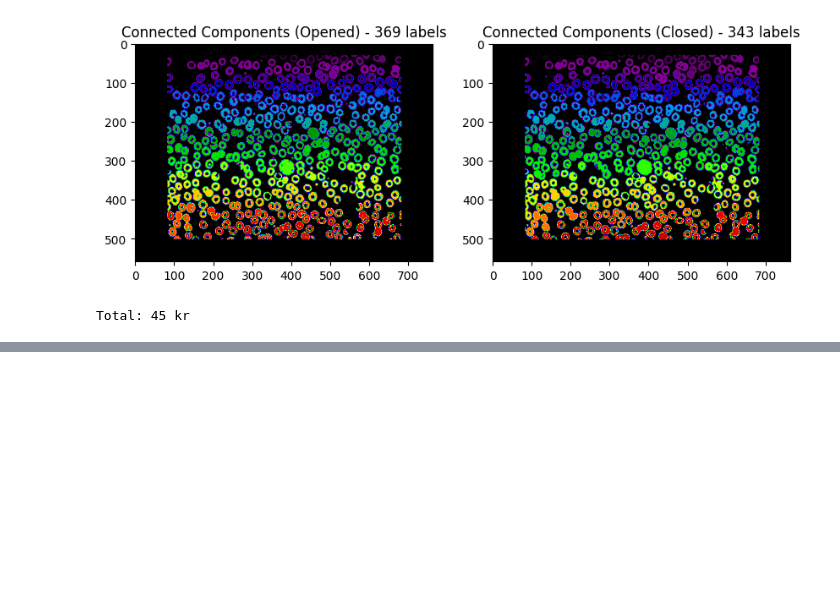
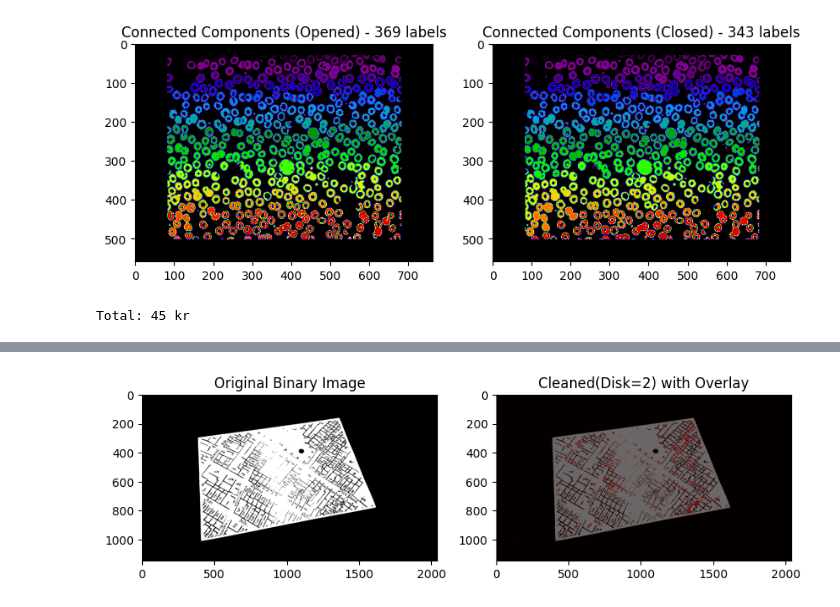
Before and after one commit to santiweide/SIG2025, a Jupyter notebook: code_week7/test.ipynb, the cells around one changed output, grey strips where cells are left out. Cells and saved outputs as stored; diff of their text form; code cells hidden in the pictures; blank space fills up the shorter version.

```diff
--- a/code_week7/test.ipynb
+++ b/code_week7/test.ipynb
@@ -74 +130,20 @@ Total: 45 kr
+# %%
+import numpy as np
+
+# Overlay original binary image and cleaned result
+overlay = np.logical_xor(binary_nat, cleaned_nat)  # Highlight changed pixels
+
+plt.figure(figsize=(10, 5))
+plt.subplot(1, 2, 1)
+plt.imshow(binary_nat, cmap='gray')
+plt.title("Original Binary Image")
+
+plt.subplot(1, 2, 2)
+plt.imshow(cleaned_nat, cmap='gray')
+plt.imshow(overlay, cmap='hot', alpha=0.6)  # Highlight changes in red
+plt.title("Cleaned(Disk=2) with Overlay")
+
+plt.show()
+# %% [output]
+[figure, added]
 # %%
```
Also changed, not shown: parts of 3 cells of this notebook, 2 other files.
